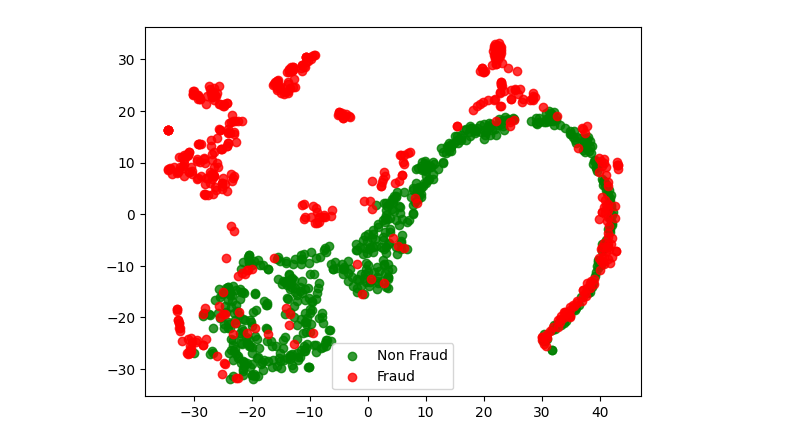
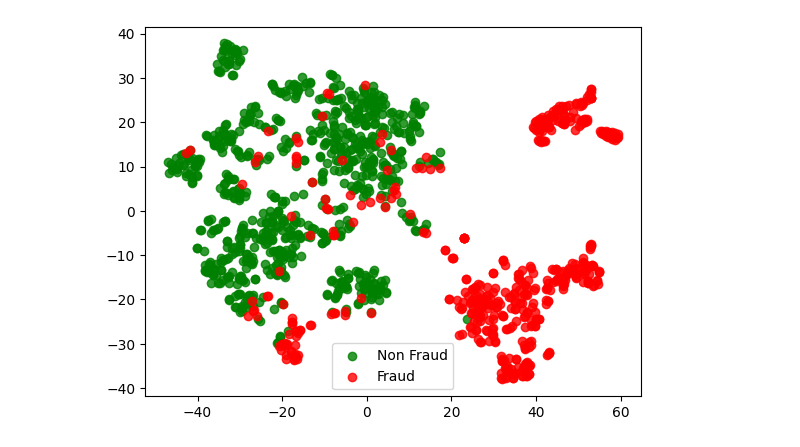
Before and after one commit to Adlai-1/Variational-Auto-Encoders, a Jupyter notebook: Model-Analysis.ipynb, the cells around one changed output. Cells and saved outputs as stored; diff of their text form; code cells hidden in the pictures.

```diff
--- a/Model-Analysis.ipynb
+++ b/Model-Analysis.ipynb
@@ -37,0 +32,4 @@ Y = df["Class"].values
+# %%
+# load and shuffle dataset
+testData = pd.read_csv('./Dataset/testingData').astype('float32')
+testData = testData.sample(frac=1, random_state=42)
@@ -38,14 +54,21 @@ Y = df["Class"].values
+# %%
+fraudSample = testData[testData['Class'] == 1]
+nfraudSample = testData[testData['Class'] == 0].sample(800)
+
+sampleData = pd.concat([fraudSample, nfraudSample])
+dataY = sampleData["Class"].values
+dataX = sampleData.drop(["Class"], axis=1).values
 # %%
 # helper function for TSNE visualization...
 def tsne_plot(x1, y1):
     tsne = TSNE()
     X_t = tsne.fit_transform(x1)
 
     plt.scatter(X_t[np.where(y1 == 0), 0], X_t[np.where(y1 == 0), 1], marker='o', color='g', linewidth=1, alpha=0.8, label='Non Fraud')
     plt.scatter(X_t[np.where(y1 == 1), 0], X_t[np.where(y1 == 1), 1], marker='o', color='r', linewidth=1, alpha=0.8, label='Fraud')
     plt.legend(loc='lower center')
     plt.show()
 
-tsne_plot(X, Y)
+tsne_plot(dataX, dataY)
 # %% [output]
-[figure, old version]
+[figure, new version]
```
Also changed, not shown: parts of 24 cells of this notebook, 5 other files.
